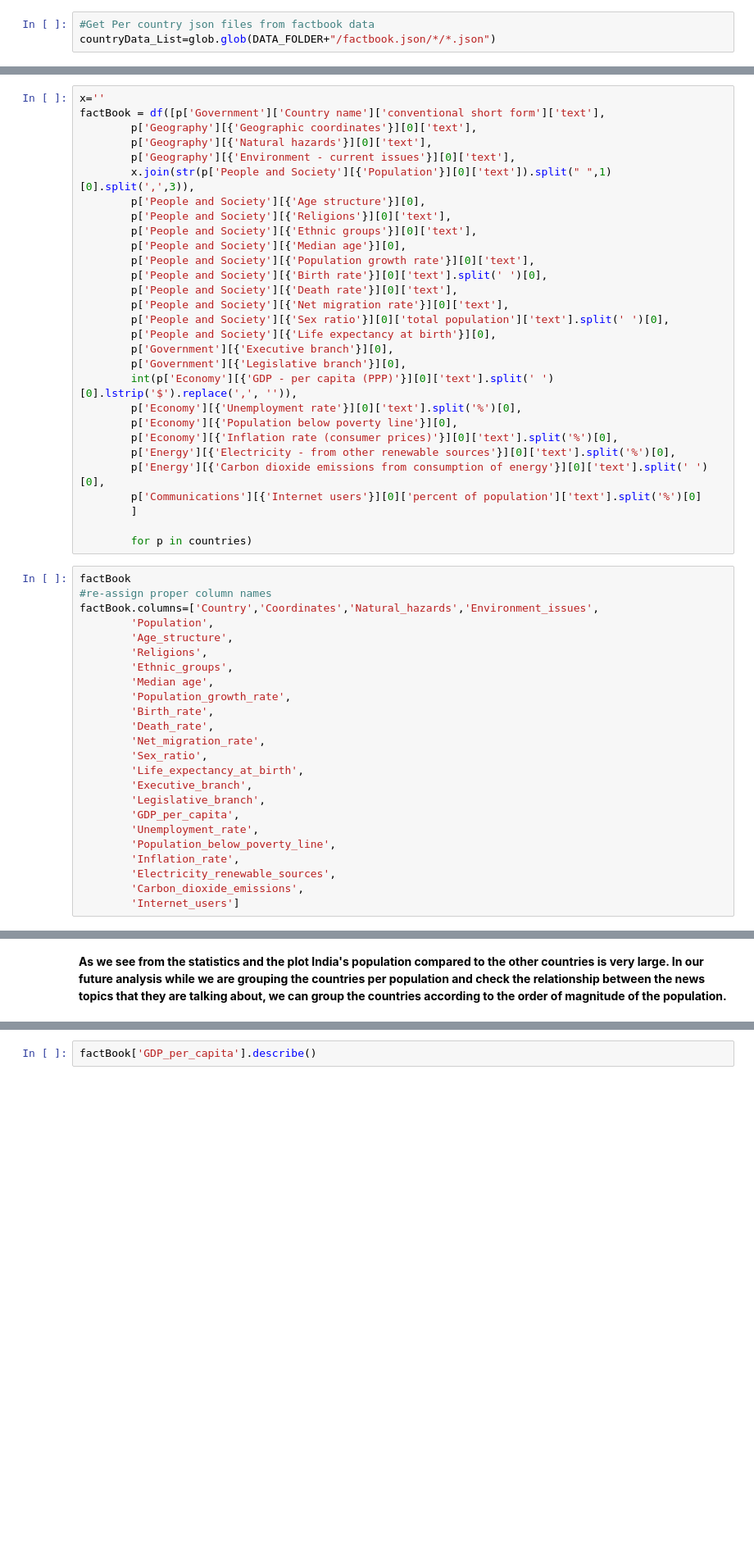
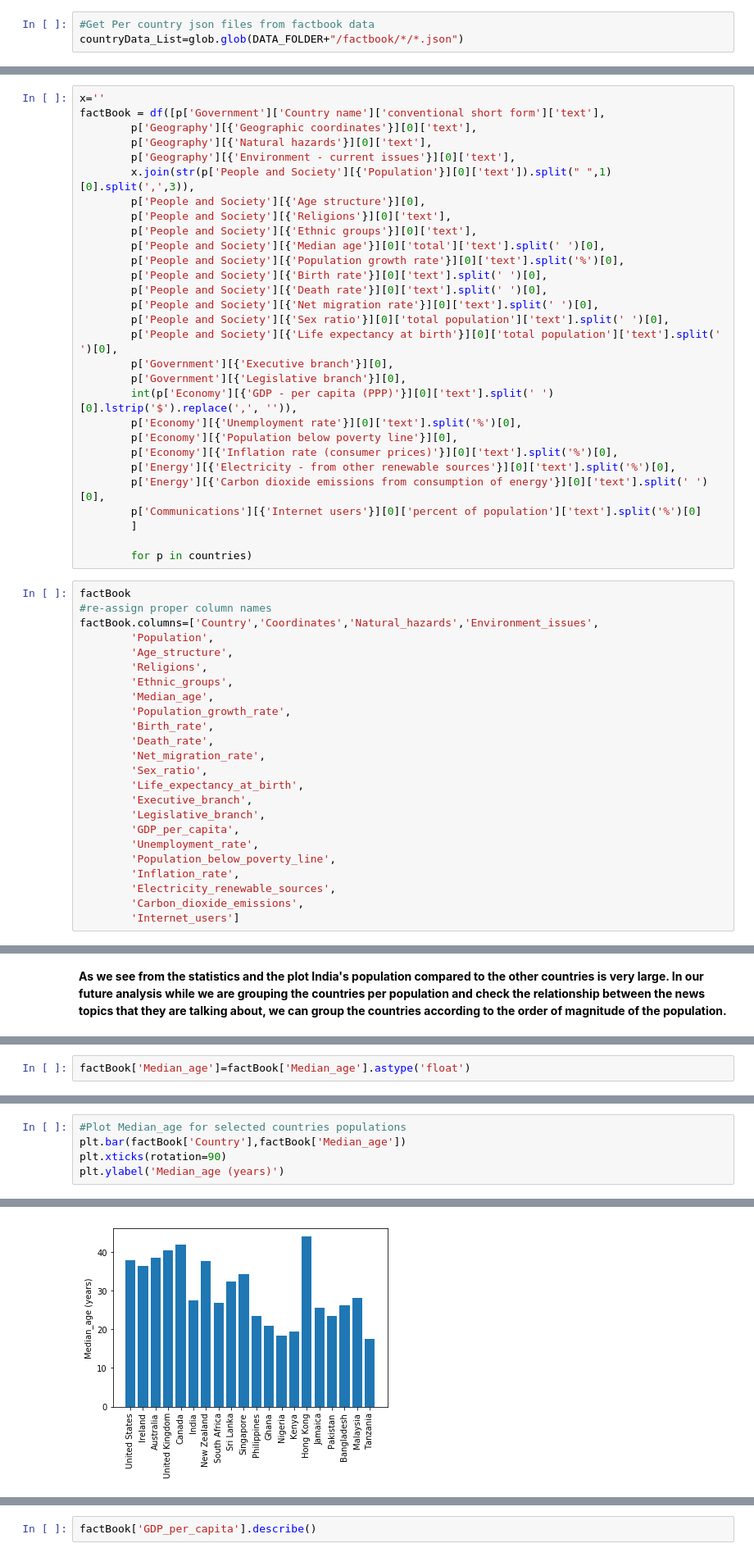
Before and after one commit to camligorkem/ADA_2018_Project, a Jupyter notebook: Notebooks/WorldFact.ipynb, the cells around one changed output, grey strips where cells are left out. Shown at 82% size. Cells and saved outputs as stored; diff of their text form; blank space fills up the shorter version.

Commit message:
Fact files and new factbook code

```diff
--- a/Notebooks/WorldFact.ipynb
+++ b/Notebooks/WorldFact.ipynb
@@ -43,6 +59,6 @@ folders_list
 # %%
 #Get Per country json files from factbook data
-countryData_List=glob.glob(DATA_FOLDER+"/factbook.json/*/*.json")
+countryData_List=glob.glob(DATA_FOLDER+"/factbook/*/*.json")
 # %%
 #filter out only the selected countries data
 ourcountries=[]
@@ -535,13 +551,13 @@ factBook = df([p['Government']['Country name']['conventional short form']['text'
         p['People and Society'][{'Age structure'}][0],
         p['People and Society'][{'Religions'}][0]['text'],
         p['People and Society'][{'Ethnic groups'}][0]['text'],
-        p['People and Society'][{'Median age'}][0],
-        p['People and Society'][{'Population growth rate'}][0]['text'],
+        p['People and Society'][{'Median age'}][0]['total']['text'].split(' ')[0],
+        p['People and Society'][{'Population growth rate'}][0]['text'].split('%')[0],
         p['People and Society'][{'Birth rate'}][0]['text'].split(' ')[0],
-        p['People and Society'][{'Death rate'}][0]['text'],
-        p['People and Society'][{'Net migration rate'}][0]['text'],
+        p['People and Society'][{'Death rate'}][0]['text'].split(' ')[0],
+        p['People and Society'][{'Net migration rate'}][0]['text'].split(' ')[0],
         p['People and Society'][{'Sex ratio'}][0]['total population']['text'].split(' ')[0],
-        p['People and Society'][{'Life expectancy at birth'}][0],
+        p['People and Society'][{'Life expectancy at birth'}][0]['total population']['text'].split(' ')[0],
         p['Government'][{'Executive branch'}][0],
         p['Government'][{'Legislative branch'}][0],
         int(p['Economy'][{'GDP - per capita (PPP)'}][0]['text'].split(' ')[0].lstrip('$').replace(',', '')),
@@ -562,7 +578,7 @@ factBook.columns=['Country','Coordinates','Natural_hazards','Environment_issues'
         'Age_structure',
         'Religions',
         'Ethnic_groups',
-        'Median age',
+        'Median_age',
         'Population_growth_rate',
         'Birth_rate',
         'Death_rate',
@@ -651,0 +677,2 @@ __As we see from the statistics and the plot India's population compared to the
+# %%
+factBook['Median_age']=factBook['Median_age'].astype('float')
@@ -651,0 +691,6 @@ __As we see from the statistics and the plot India's population compared to the
+# %%
+#Plot Median_age for selected countries populations
+plt.bar(factBook['Country'],factBook['Median_age'])
+plt.xticks(rotation=90)
+plt.ylabel('Median_age (years)')
+# %% [output]
@@ -651,0 +698 @@ __As we see from the statistics and the plot India's population compared to the
+[figure, added]
```
Also changed, not shown: parts of 95 cells of this notebook, 14 other files.
